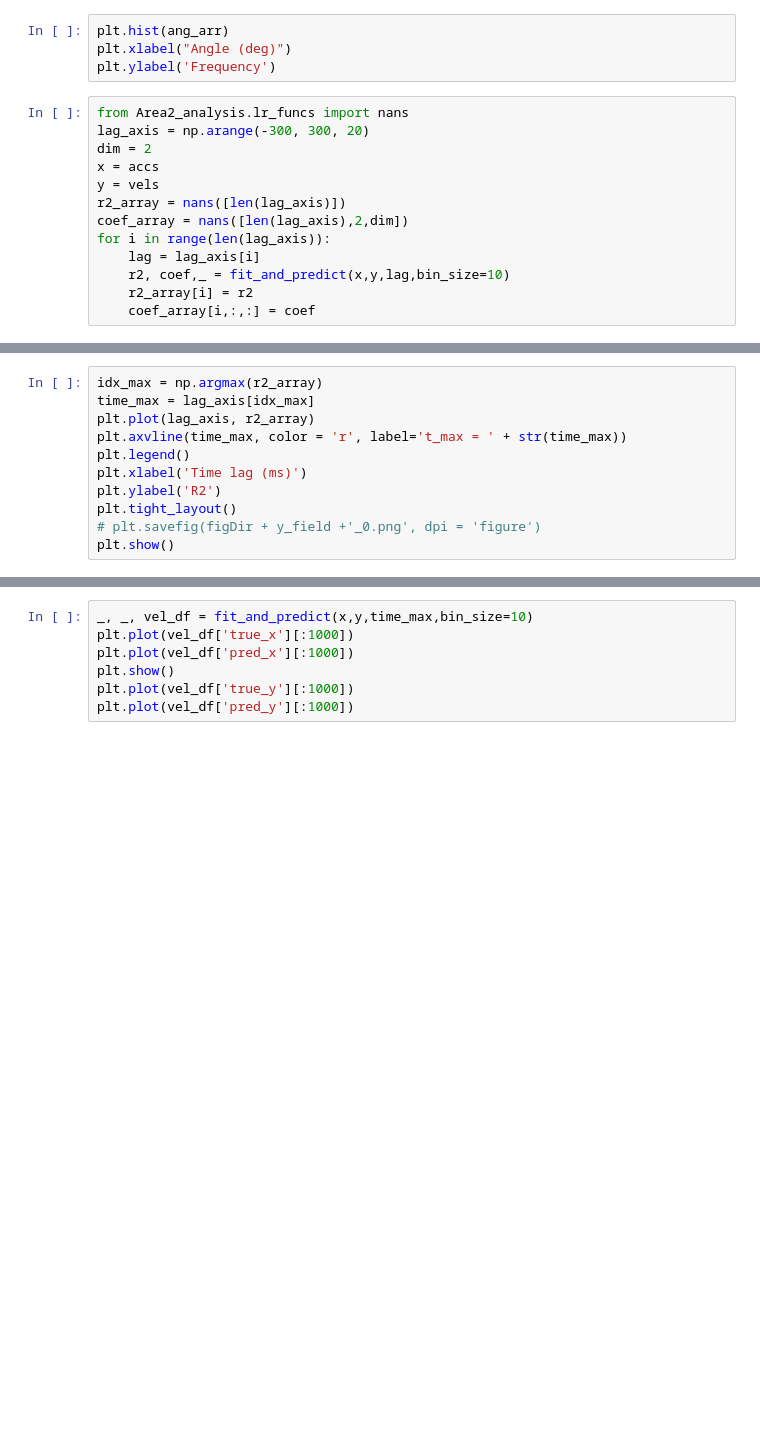
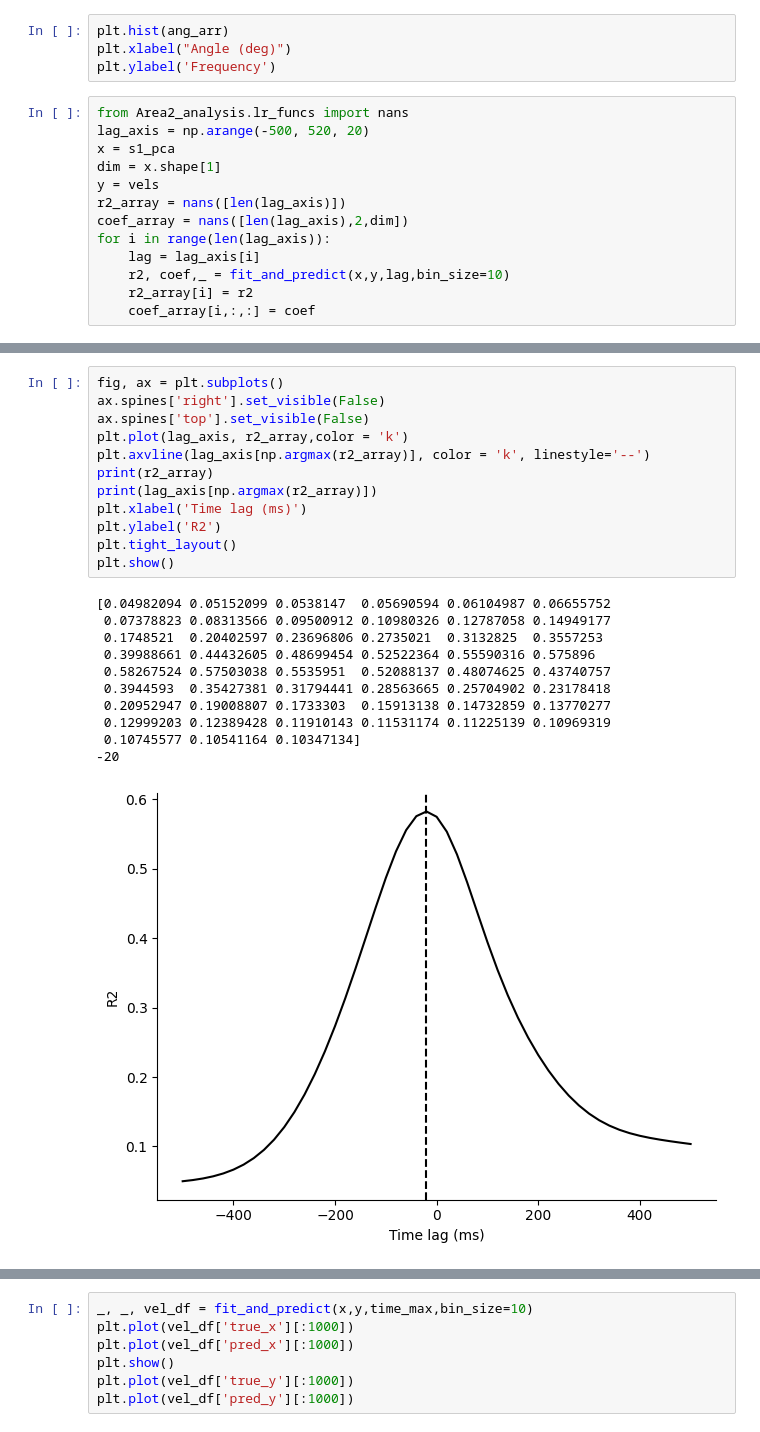
Before and after one commit to sherryxinyuean/area2_population_analysis, a Jupyter notebook: multi_area.ipynb, the cells around one changed output, grey strips where cells are left out. Cells and saved outputs as stored; diff of their text form; blank space fills up the shorter version.

```diff
--- a/multi_area.ipynb
+++ b/multi_area.ipynb
@@ -209,9 +237,9 @@ plt.xlabel("Angle (deg)")
 plt.ylabel('Frequency')
 # %%
 from Area2_analysis.lr_funcs import nans
-lag_axis = np.arange(-300, 300, 20)
-dim = 2
-x = accs
+lag_axis = np.arange(-500, 520, 20)
+x = s1_pca
+dim = x.shape[1]
 y = vels
 r2_array = nans([len(lag_axis)])
 coef_array = nans([len(lag_axis),2,dim])
@@ -223,11 +269,24 @@ for i in range(len(lag_axis)):
-# %%
-idx_max = np.argmax(r2_array)
-time_max = lag_axis[idx_max]
-plt.plot(lag_axis, r2_array)
-plt.axvline(time_max, color = 'r', label='t_max = ' + str(time_max))
-plt.legend()
-plt.xlabel('Time lag (ms)')
-plt.ylabel('R2')
-plt.tight_layout()
-# plt.savefig(figDir + y_field +'_0.png', dpi = 'figure')
-plt.show()
+# %%
+fig, ax = plt.subplots()
+ax.spines['right'].set_visible(False)
+ax.spines['top'].set_visible(False)
+plt.plot(lag_axis, r2_array,color = 'k')
+plt.axvline(lag_axis[np.argmax(r2_array)], color = 'k', linestyle='--')
+print(r2_array)
+print(lag_axis[np.argmax(r2_array)])
+plt.xlabel('Time lag (ms)')
+plt.ylabel('R2')
+plt.tight_layout()
+plt.show()
+# %% [output]
+[0.04982094 0.05152099 0.0538147  0.05690594 0.06104987 0.06655752
+ 0.07378823 0.08313566 0.09500912 0.10980326 0.12787058 0.14949177
+ 0.1748521  0.20402597 0.23696806 0.2735021  0.3132825  0.3557253
+ 0.39988661 0.44432605 0.48699454 0.52522364 0.55590316 0.575896
+ 0.58267524 0.57503038 0.5535951  0.52088137 0.48074625 0.43740757
+ 0.3944593  0.35427381 0.31794441 0.28563665 0.25704902 0.23178418
+ 0.20952947 0.19008807 0.1733303  0.15913138 0.14732859 0.13770277
+ 0.12999203 0.12389428 0.11910143 0.11531174 0.11225139 0.10969319
+ 0.10745577 0.10541164 0.10347134]
+-20
+[figure, added]
```
Also changed, not shown: parts of 23 cells of this notebook, 16 other files.
